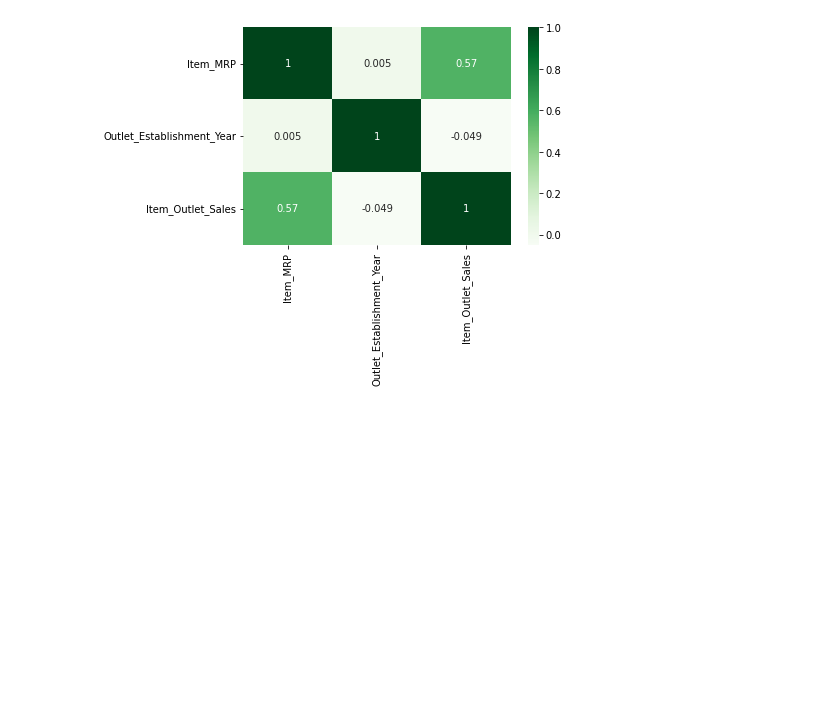
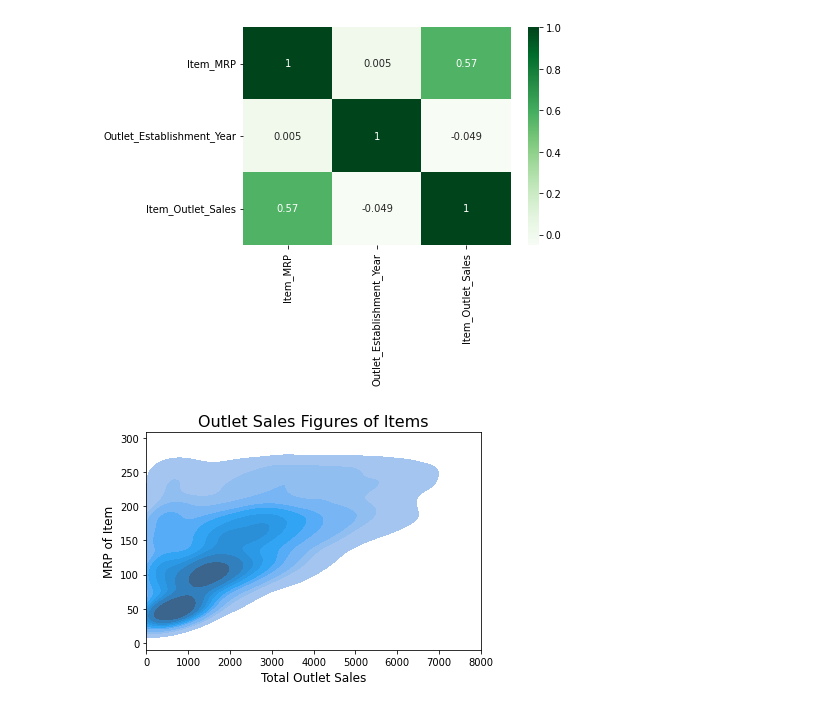
Before and after one commit to acafiero/sales-predictions, a Jupyter notebook: Cafiero_Project_1.ipynb, the cells around one changed output. Drawn from its saved outputs; the diff is of its cells as text; code cells hidden in the pictures; blank space fills up the shorter version.

```diff
--- a/Cafiero_Project_1.ipynb
+++ b/Cafiero_Project_1.ipynb
@@ -322,3 +322,12 @@ sns.heatmap(corr, cmap = 'Greens', annot = True)
 # %% [output]
 <matplotlib.axes._subplots.AxesSubplot at 0x...>
 [figure]
+# %%
+plt.xlim(left=0,right=8000)
+sns.kdeplot(x='Item_Outlet_Sales', y='Item_MRP', shade=True, data=df)
+plt.xlabel('Total Outlet Sales', fontsize = 12)
+plt.ylabel('MRP of Item', fontsize = 12)
+plt.title('Outlet Sales Figures of Items', fontsize = 16)
+plt.show()
+# %% [output]
+[figure, added]
```
